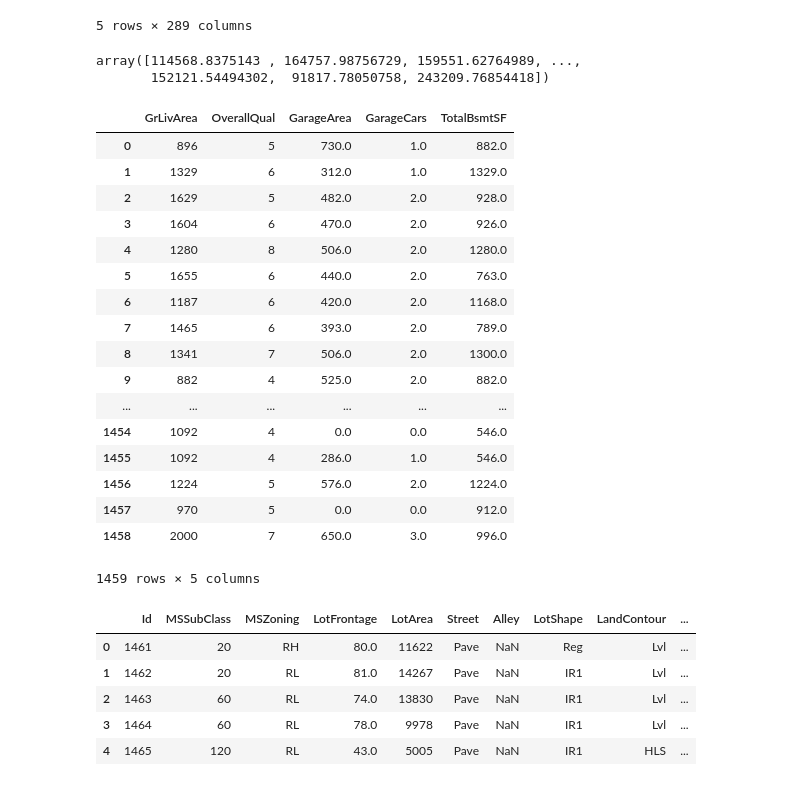
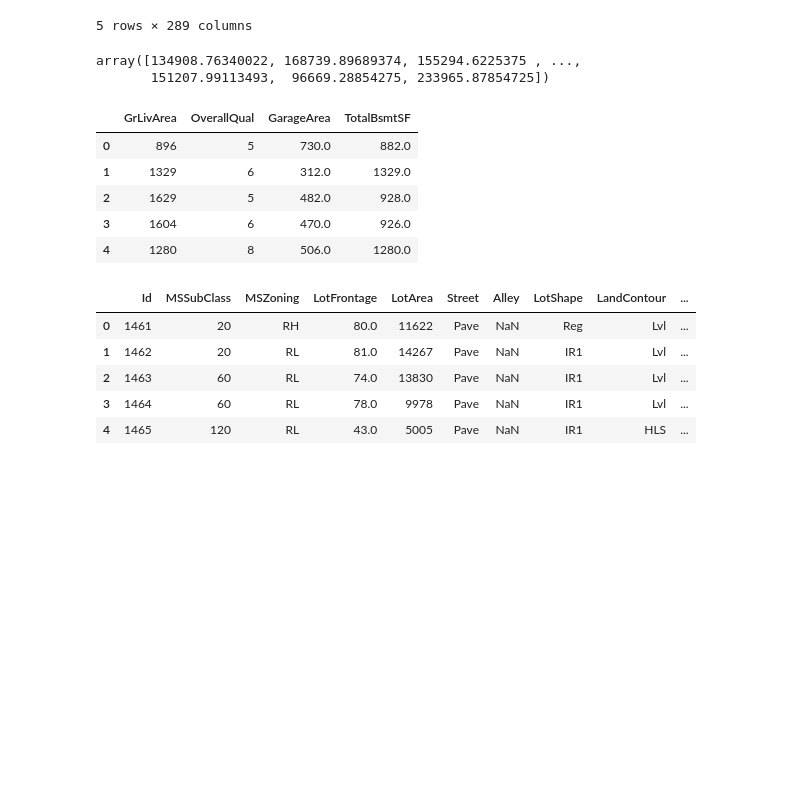
Before and after one commit to alyssajlin/GStem, a Jupyter notebook: House Prices- Advanced Regression Techniques.ipynb, the cells around one changed output. Cells and saved outputs as stored; diff of their text form; code cells hidden in the pictures; blank space fills up the shorter version.

```diff
--- a/House Prices- Advanced Regression Techniques.ipynb
+++ b/House Prices- Advanced Regression Techniques.ipynb
@@ -310,7 +309,7 @@ pd.get_dummies(data).head()
 5 rows × 289 columns
 # %%
 test=pd.read_csv("test.csv")
-col_ = ['GrLivArea', 'OverallQual', 'GarageArea', 'GarageCars', 'TotalBsmtSF']
+col_ = ['GrLivArea', 'OverallQual', 'GarageArea', 'TotalBsmtSF']
 for i in col_:
     if(sum(test[i].isnull())>0):
         test[i].fillna(0, inplace=True)
@@ -324,32 +323,20 @@ train_prediction = regr.predict(x_test)
 train_prediction = train_prediction.ravel()
 train_prediction
 # %% [output]
-array([114568.8375143 , 164757.98756729, 159551.62764989, ...,
-       152121.54494302,  91817.78050758, 243209.76854418])
+array([134908.76340022, 168739.89689374, 155294.6225375 , ...,
+       151207.99113493,  96669.28854275, 233965.87854725])
 # %%
 solution = pd.DataFrame({"id":test.Id, "SalePrice":train_prediction})
 solution.to_csv('solution.csv', index=0)
 # %%
-test[col_]
+test[col_].head()
 # %% [output]
-|  | GrLivArea | OverallQual | GarageArea | GarageCars | TotalBsmtSF |
-| 0 | 896 | 5 | 730.0 | 1.0 | 882.0 |
-| 1 | 1329 | 6 | 312.0 | 1.0 | 1329.0 |
-| 2 | 1629 | 5 | 482.0 | 2.0 | 928.0 |
-| 3 | 1604 | 6 | 470.0 | 2.0 | 926.0 |
-| 4 | 1280 | 8 | 506.0 | 2.0 | 1280.0 |
-| 5 | 1655 | 6 | 440.0 | 2.0 | 763.0 |
-| 6 | 1187 | 6 | 420.0 | 2.0 | 1168.0 |
-| 7 | 1465 | 6 | 393.0 | 2.0 | 789.0 |
-| 8 | 1341 | 7 | 506.0 | 2.0 | 1300.0 |
-| 9 | 882 | 4 | 525.0 | 2.0 | 882.0 |
-| ... | ... | ... | ... | ... | ... |
-| 1454 | 1092 | 4 | 0.0 | 0.0 | 546.0 |
-| 1455 | 1092 | 4 | 286.0 | 1.0 | 546.0 |
-| 1456 | 1224 | 5 | 576.0 | 2.0 | 1224.0 |
-| 1457 | 970 | 5 | 0.0 | 0.0 | 912.0 |
-| 1458 | 2000 | 7 | 650.0 | 3.0 | 996.0 |
+|  | GrLivArea | OverallQual | GarageArea | TotalBsmtSF |
+| 0 | 896 | 5 | 730.0 | 882.0 |
+| 1 | 1329 | 6 | 312.0 | 1329.0 |
+| 2 | 1629 | 5 | 482.0 | 928.0 |
+| 3 | 1604 | 6 | 470.0 | 926.0 |
+| 4 | 1280 | 8 | 506.0 | 1280.0 |
-1459 rows × 5 columns
 # %%
 for i in col_:
     if(sum(x_test[i].isnull())>0):
```
Also changed, not shown: parts of 11 cells of this notebook.
